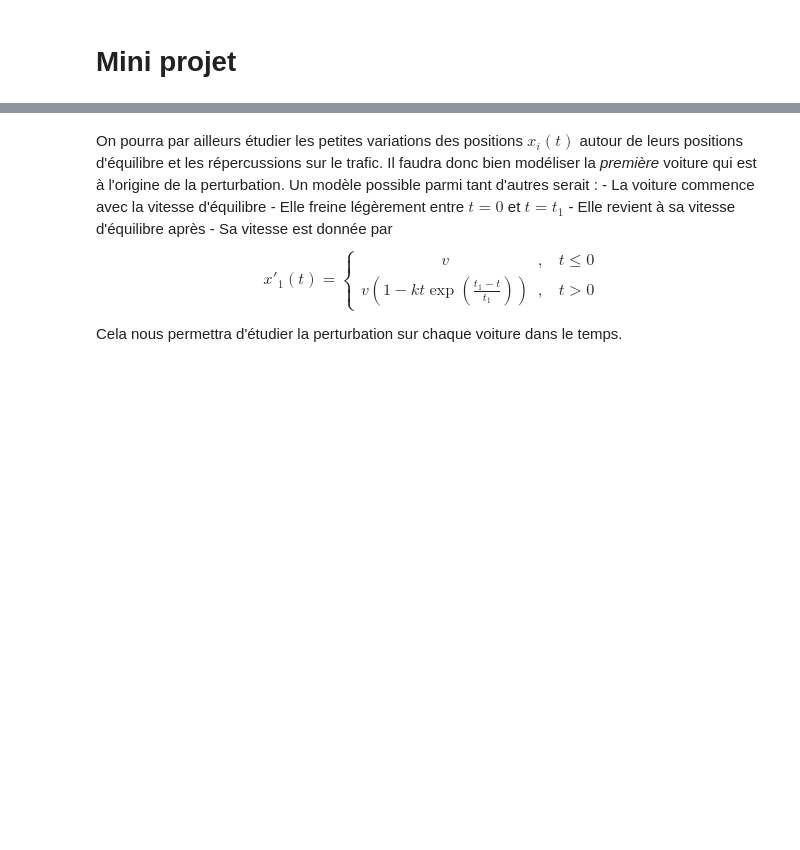
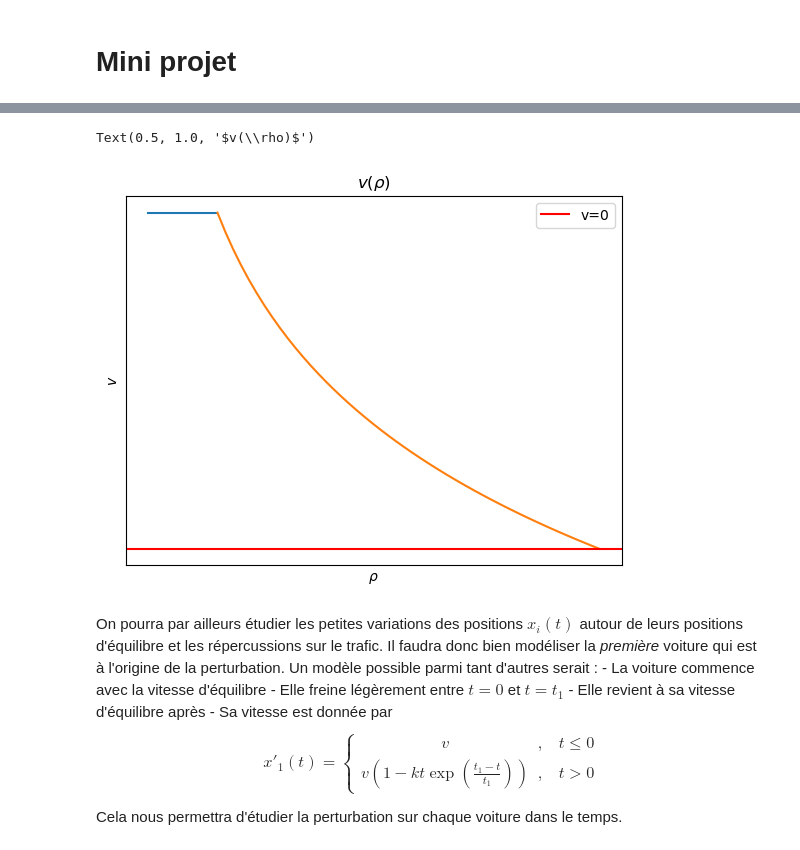
Before and after one commit to ThibautLavenant/phyMod_miniproject, a Jupyter notebook: MiniProject.ipynb, the cells around one changed output, grey strips where cells are left out. Cells and saved outputs as stored; diff of their text form; code cells hidden in the pictures; blank space fills up the shorter version.

Commit message:
Ajout d'un graphique de visualisation

```diff
--- a/MiniProject.ipynb
+++ b/MiniProject.ipynb
@@ -74,10 +74,29 @@ https://ichi.pro/fr/simulation-du-flux-de-trafic-en-python-261815490433551
 # %%
 import numpy as np
 import matplotlib.pyplot as plt
 
-rho_max = 1/200 #route de L=200m
+rho_max = 1/100 #route de L=200m
 v_max = 22 #m/s
 rho_crit = 1/650
+
+def v(rho):
+    return np.log(rho_max/rho)*v_max*1/(np.log(rho_max/rho_crit))
+
+x = np.linspace(rho_crit,rho_max)
+x0 = np.linspace(0, rho_crit)
+v_max_y = np.ones(len(x0))*v_max
+plt.plot(x0,v_max_y)
+plt.plot(x,v(x))
+plt.xticks([])
+plt.yticks([])
+plt.xlabel(r"$\rho$")
+plt.ylabel(r"$v$")
+plt.axhline(y=0, color='r', linestyle='-', label='v=0')
+plt.legend()
+plt.title(r"$v(\rho)$")
+# %% [output]
+Text(0.5, 1.0, '$v(\\rho)$')
+[figure, added]
 # %% [markdown]
 On pourra par ailleurs étudier les petites variations des positions $x_{i}(t)$ autour de leurs positions d'équilibre et les répercussions sur le trafic. Il faudra donc bien modéliser la *première* voiture qui est à l'origine de la perturbation. Un modèle possible parmi tant d'autres serait :
     - La voiture commence avec la vitesse d'équilibre
```
Also changed, not shown: parts of 1 cell of this notebook.
